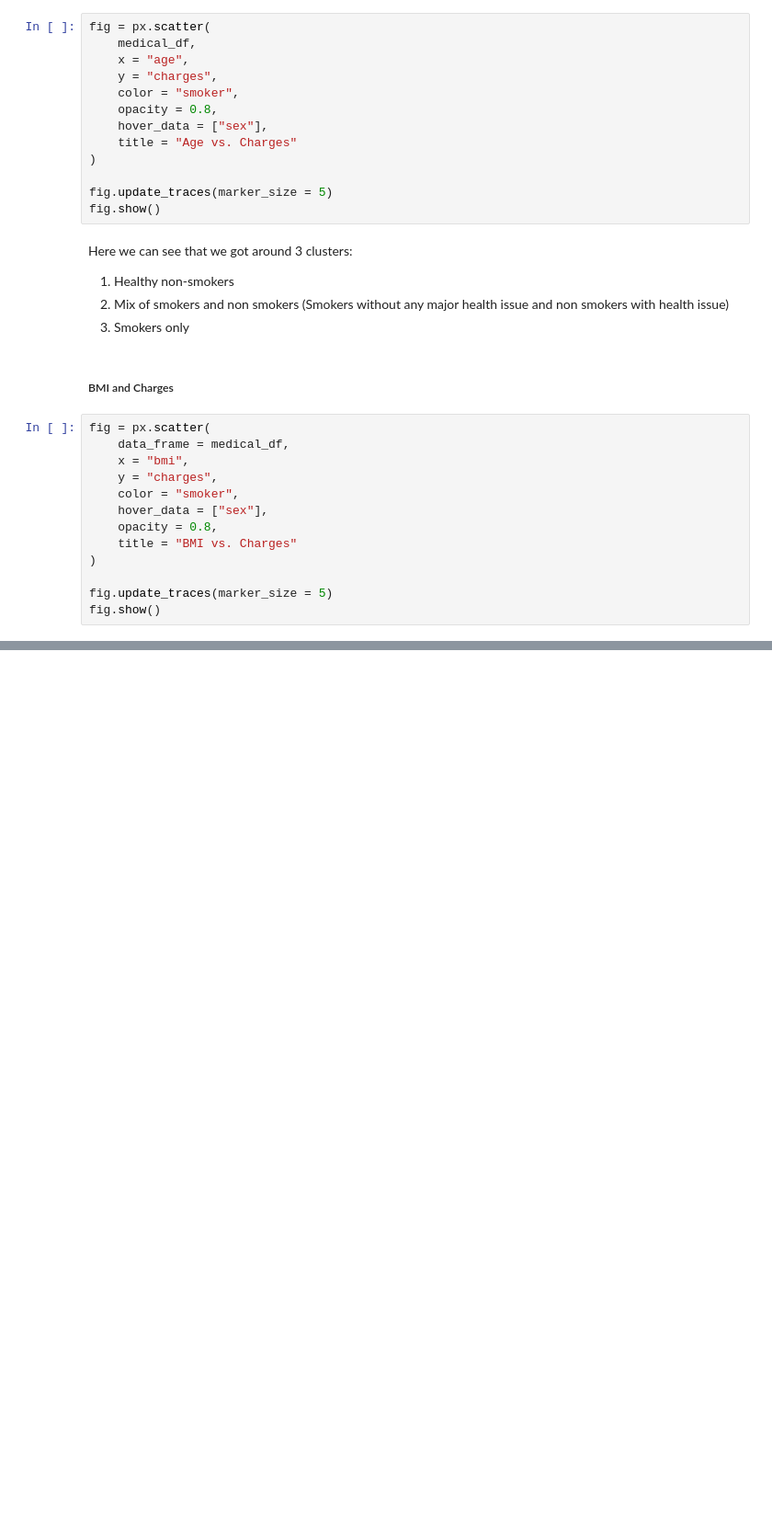
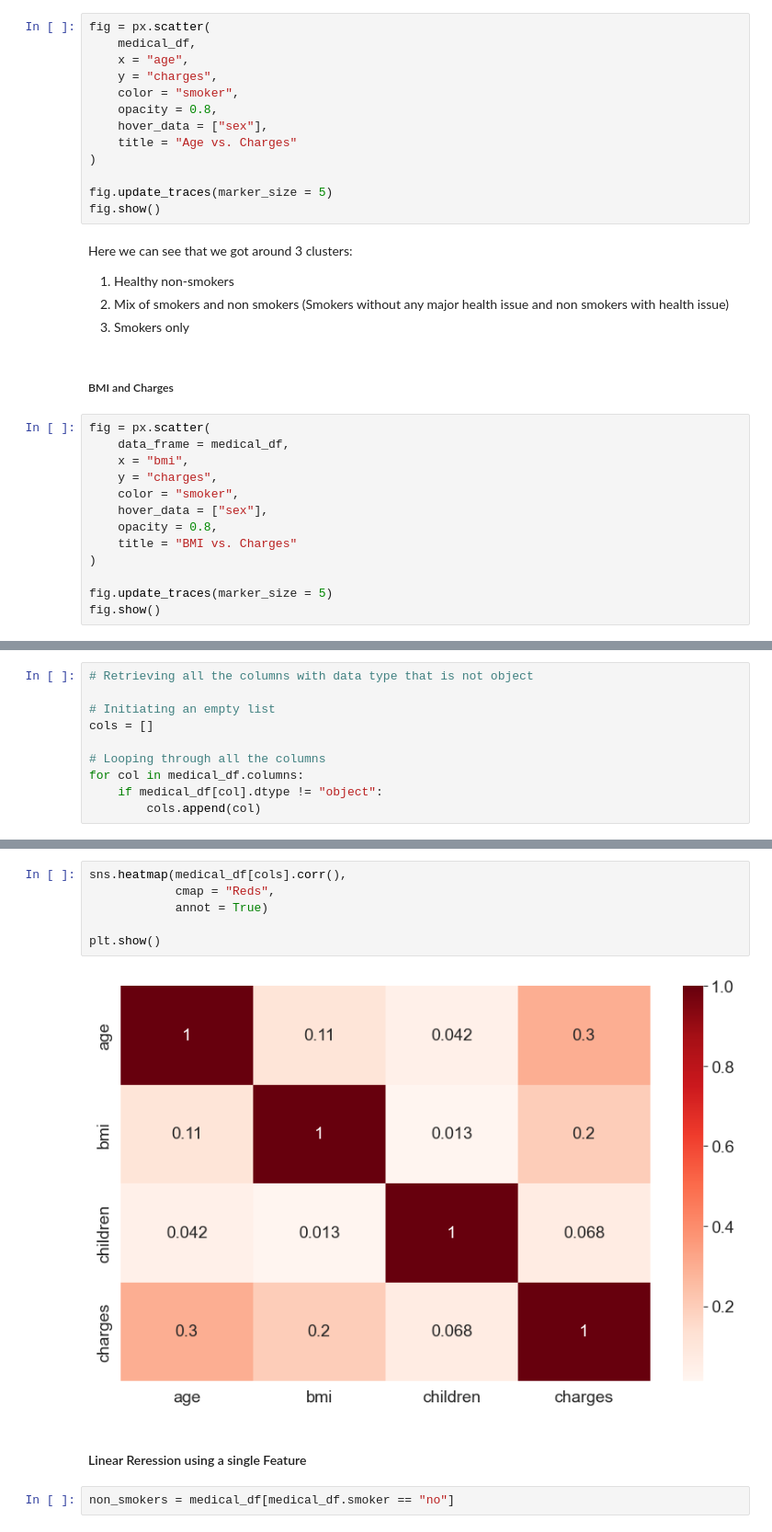
Before and after one commit to RawatRahul14/Machine-Learning-using-Python, a Jupyter notebook: 01. Linear Regression/linear_regression.ipynb, the cells around one changed output, grey strips where cells are left out. Shown at 92% size. Saved outputs shown, nothing was run; the diff lists cells and outputs as text; blank space fills up the shorter version.

```diff
--- a/01. Linear Regression/linear_regression.ipynb
+++ b/01. Linear Regression/linear_regression.ipynb
@@ -254,0 +311,10 @@ fig.show()
+# %%
+# Retrieving all the columns with data type that is not object
+
+# Initiating an empty list
+cols = []
+
+# Looping through all the columns
+for col in medical_df.columns:
+    if medical_df[col].dtype != "object":
+        cols.append(col)
@@ -254,0 +329,12 @@ fig.show()
+# %%
+sns.heatmap(medical_df[cols].corr(),
+            cmap = "Reds",
+            annot = True)
+
+plt.show()
+# %% [output]
+[figure, added]
+# %% [markdown]
+#### Linear Reression using a single Feature
+# %%
+non_smokers = medical_df[medical_df.smoker == "no"]
```
Also changed, not shown: parts of 86 cells of this notebook.
